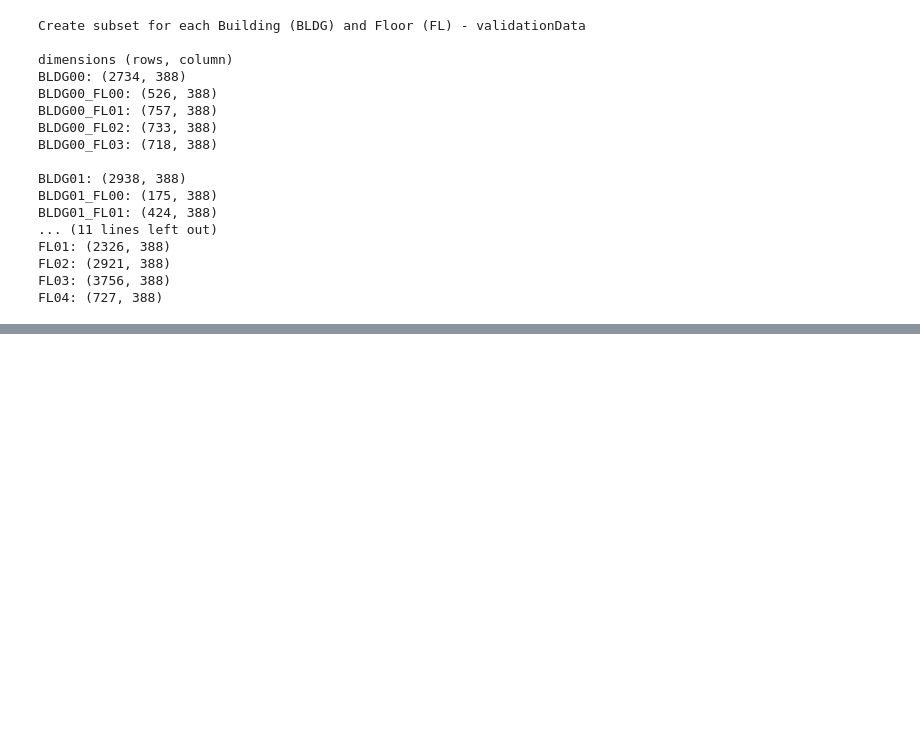
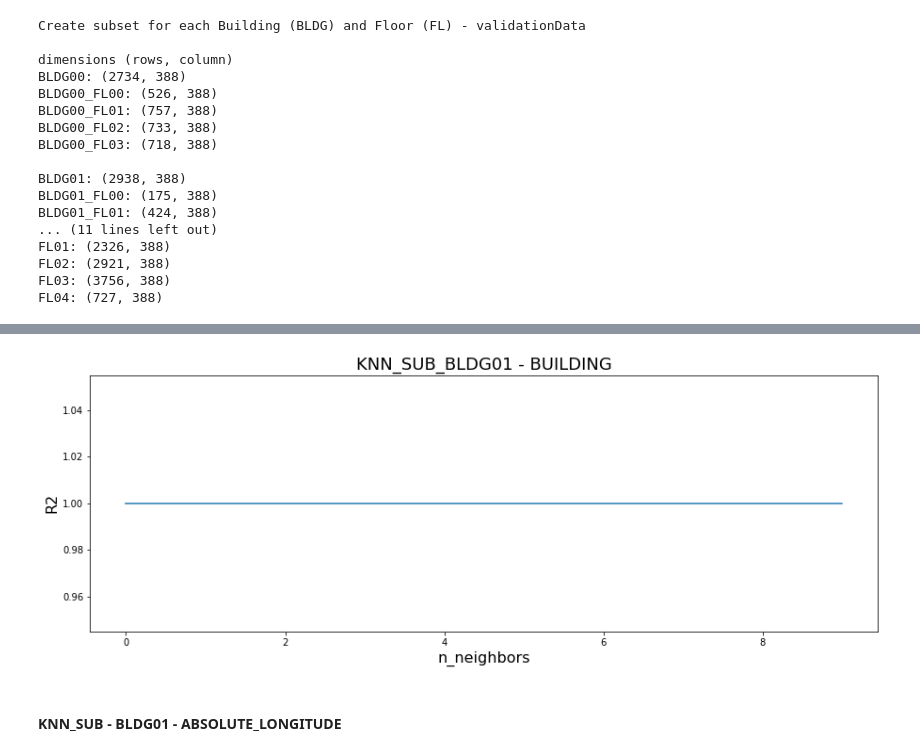
Before and after one commit to AndreasNehls/IoT_Analytics, a Jupyter notebook: python/IoT_knn.ipynb, the cells around one changed output, grey strips where cells are left out. Cells and saved outputs as stored; diff of their text form; code cells hidden in the pictures; blank space fills up the shorter version.

```diff
--- a/python/IoT_knn.ipynb
+++ b/python/IoT_knn.ipynb
@@ -895,0 +745,16 @@ plt.show()
+# %%
+# plotting the r2 values against k values
+KNN_SUB_BLDG01_BLDG_curveR2 = pd.DataFrame(KNN_SUB_BLDG01_BLDG_r2_val)
+KNN_SUB_BLDG01_BLDG_curveR2.plot(legend=None, figsize=(15,5))
+
+plt.title('KNN_SUB_BLDG01 - BUILDING', fontsize=18)
+plt.ylabel('R2', fontsize=16)
+plt.xlabel('n_neighbors', fontsize=16)
+
+plt.savefig('./knn/12_KNN_SUB_BLDG01_BLDG_r2.png', bbox_inches='tight')
+
+plt.show()
+# %% [output]
+[figure, added]
+# %% [markdown]
+#### KNN_SUB - BLDG01 - ABSOLUTE_LONGITUDE
```
Also changed, not shown: parts of 60 cells of this notebook, 24 other files.
